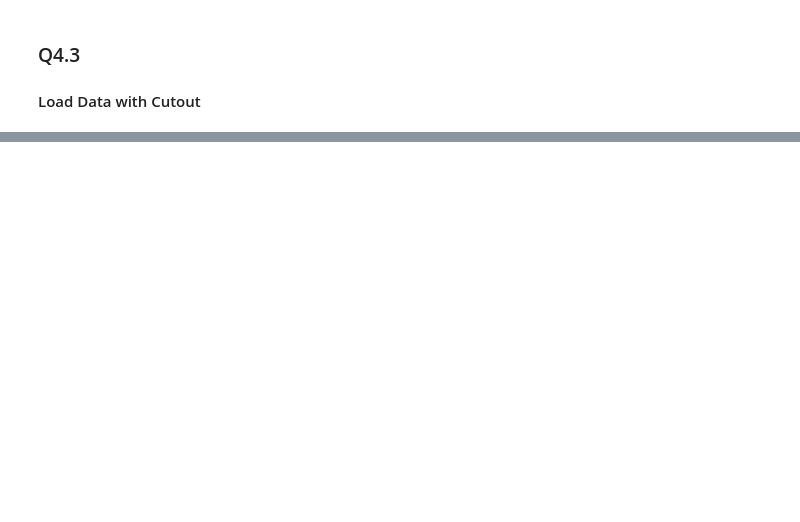
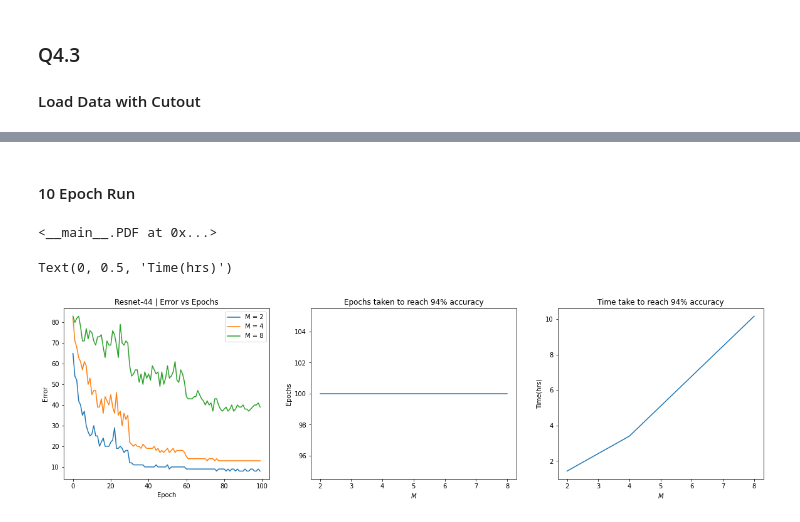
Before and after one commit to codexceed/MS-CS, a Jupyter notebook: Courses/IDLS/hw3/lab3.ipynb, the cells around one changed output, grey strips where cells are left out. Saved outputs shown, nothing was run; the diff lists cells and outputs as text; code cells hidden in the pictures; blank space fills up the shorter version.

```diff
--- a/Courses/IDLS/hw3/lab3.ipynb
+++ b/Courses/IDLS/hw3/lab3.ipynb
@@ -1284,3 +1355,44 @@ Text(924.967830882353, 0.5, 'Time(s)')
+# %% [markdown]
+#### 10 Epoch Run
+# %%
+class PDF(object):
+  def __init__(self, pdf, size=(200,200)):
+    self.pdf = pdf
+    self.size = size
+
+  def _repr_html_(self):
+    return '<iframe src={0} width={1[0]} height={1[1]}></iframe>'.format(self.pdf, self.size)
+
+  def _repr_latex_(self):
+    return r'\includegraphics[width=1.0\textwidth]{{{0}}}'.format(self.pdf)
+
+PDF('q4_e10.pdf',size=(900,900))
+# %% [output]
+<__main__.PDF at 0x...>
+# %%
+# Plot graphs
+fig, axes = plt.subplots(ncols=3, figsize=(20, 5))
+
+for i, actual_epochs, error in[(i, x[0], x[1]) for i, x in enumerate(error_metrics)]:
+    axes[0].plot(range(actual_epochs), error, label=f"M = {n_holes[i]}")
+
+axes[0].set_xlabel("Epoch")
+axes[0].set_ylabel("Error")
+axes[0].set_title("Resnet-44 | Error vs Epochs")
+axes[0].legend(loc="best")
+
+axes[1].plot(n_holes[:3], epochs_till_94)
+axes[1].set_xlabel(r"$M$")
+axes[1].set_ylabel("Epochs")
+axes[1].set_title("Epochs taken to reach 94% accuracy")
+
+axes[2].set_title("Time take to reach 94% accuracy")
+axes[2].plot(n_holes[:3], [x / 3600 for x in runtime_till_94])
+axes[2].set_xlabel(r"$M$")
+axes[2].set_ylabel("Time(hrs)")
+# %% [output]
+Text(0, 0.5, 'Time(hrs)')
+[figure, added]
 # %%
 sum(runtime_till_94) / 3600
 # %% [output]
```
Also changed, not shown: parts of 21 cells of this notebook.
